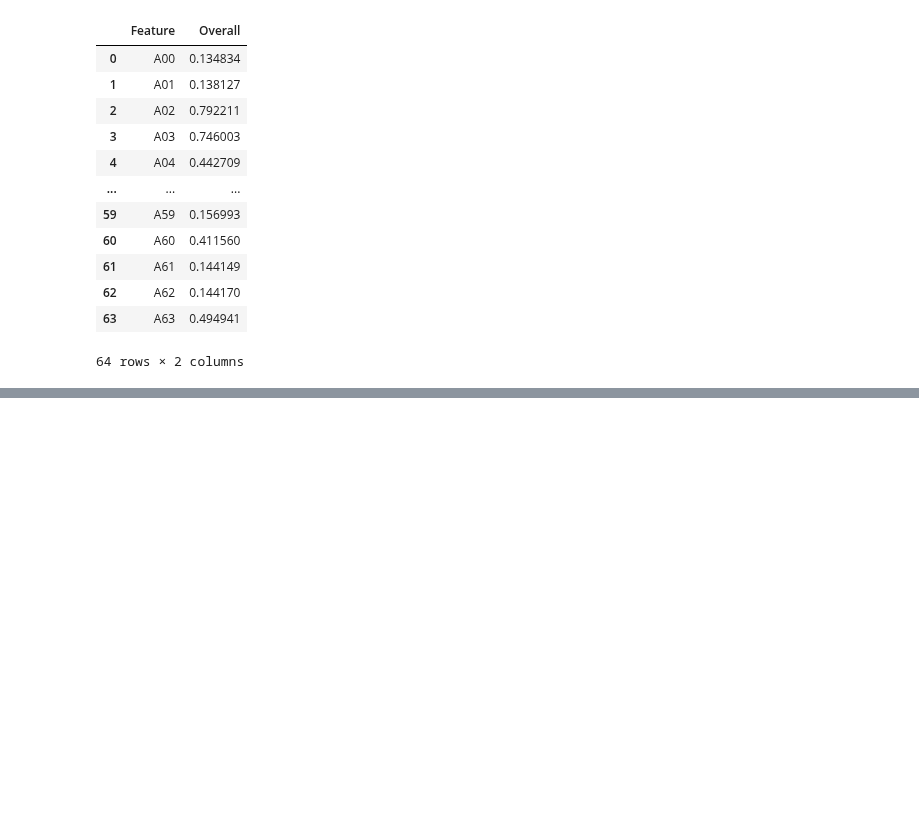
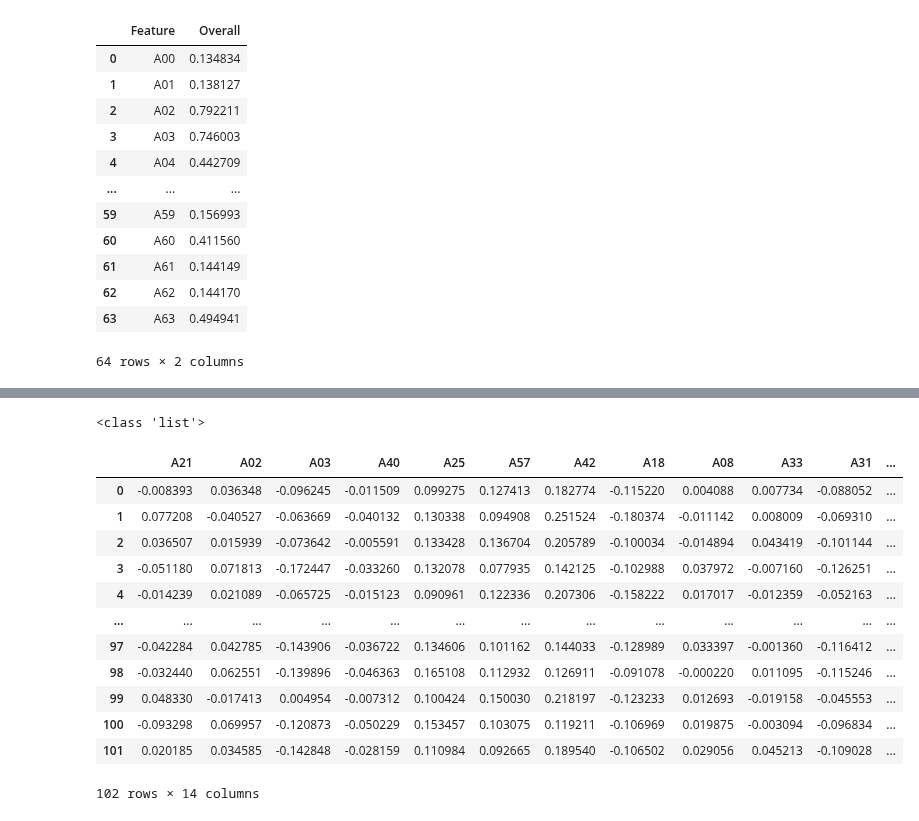
Before and after one commit to Amoreno73/wnv_embeddings, a Jupyter notebook: notebooks/shap-ranking.ipynb, the cells around one changed output, grey strips where cells are left out. Saved outputs shown, nothing was run; the diff lists cells and outputs as text; code cells hidden in the pictures; blank space fills up the shorter version.

Commit message:
features and target matrix

```diff
--- a/notebooks/shap-ranking.ipynb
+++ b/notebooks/shap-ranking.ipynb
@@ -543,0 +564,37 @@ plt.show()
+# %%
+df_test = pd.DataFrame()
+dfs_testing = [df_2017]
+
+year = 2017
+for df in dfs_testing:
+  target_col = f"Cases_{year}_normalized"
+  top_features.append(target_col)
+
+  df = df[top_features]
+  df_test = df.copy()
+  year += 1
+
+  # now our dataframe is ready for the model
+  # we have our top 13 features
+  # and the corresponding normalized WNV cases for the curr year
+
+
+
+
+
+df_test
+# %% [output]
+<class 'list'>
+|  | A21 | A02 | A03 | A40 | A25 | A57 | A42 | A18 | A08 | A33 | A31 | ... |
+| 0 | -0.008393 | 0.036348 | -0.096245 | -0.011509 | 0.099275 | 0.127413 | 0.182774 | -0.115220 | 0.004088 | 0.007734 | -0.088052 | ... |
+| 1 | 0.077208 | -0.040527 | -0.063669 | -0.040132 | 0.130338 | 0.094908 | 0.251524 | -0.180374 | -0.011142 | 0.008009 | -0.069310 | ... |
+| 2 | 0.036507 | 0.015939 | -0.073642 | -0.005591 | 0.133428 | 0.136704 | 0.205789 | -0.100034 | -0.014894 | 0.043419 | -0.101144 | ... |
+| 3 | -0.051180 | 0.071813 | -0.172447 | -0.033260 | 0.132078 | 0.077935 | 0.142125 | -0.102988 | 0.037972 | -0.007160 | -0.126251 | ... |
+| 4 | -0.014239 | 0.021089 | -0.065725 | -0.015123 | 0.090961 | 0.122336 | 0.207306 | -0.158222 | 0.017017 | -0.012359 | -0.052163 | ... |
+| ... | ... | ... | ... | ... | ... | ... | ... | ... | ... | ... | ... | ... |
+| 97 | -0.042284 | 0.042785 | -0.143906 | -0.036722 | 0.134606 | 0.101162 | 0.144033 | -0.128989 | 0.033397 | -0.001360 | -0.116412 | ... |
+| 98 | -0.032440 | 0.062551 | -0.139896 | -0.046363 | 0.165108 | 0.112932 | 0.126911 | -0.091078 | -0.000220 | 0.011095 | -0.115246 | ... |
+| 99 | 0.048330 | -0.017413 | 0.004954 | -0.007312 | 0.100424 | 0.150030 | 0.218197 | -0.123233 | 0.012693 | -0.019158 | -0.045553 | ... |
+| 100 | -0.093298 | 0.069957 | -0.120873 | -0.050229 | 0.153457 | 0.103075 | 0.119211 | -0.106969 | 0.019875 | -0.003094 | -0.096834 | ... |
+| 101 | 0.020185 | 0.034585 | -0.142848 | -0.028159 | 0.110984 | 0.092665 | 0.189540 | -0.106502 | 0.029056 | 0.045213 | -0.109028 | ... |
+102 rows × 14 columns
```
Also changed, not shown: parts of 10 cells of this notebook, 1 other file.
